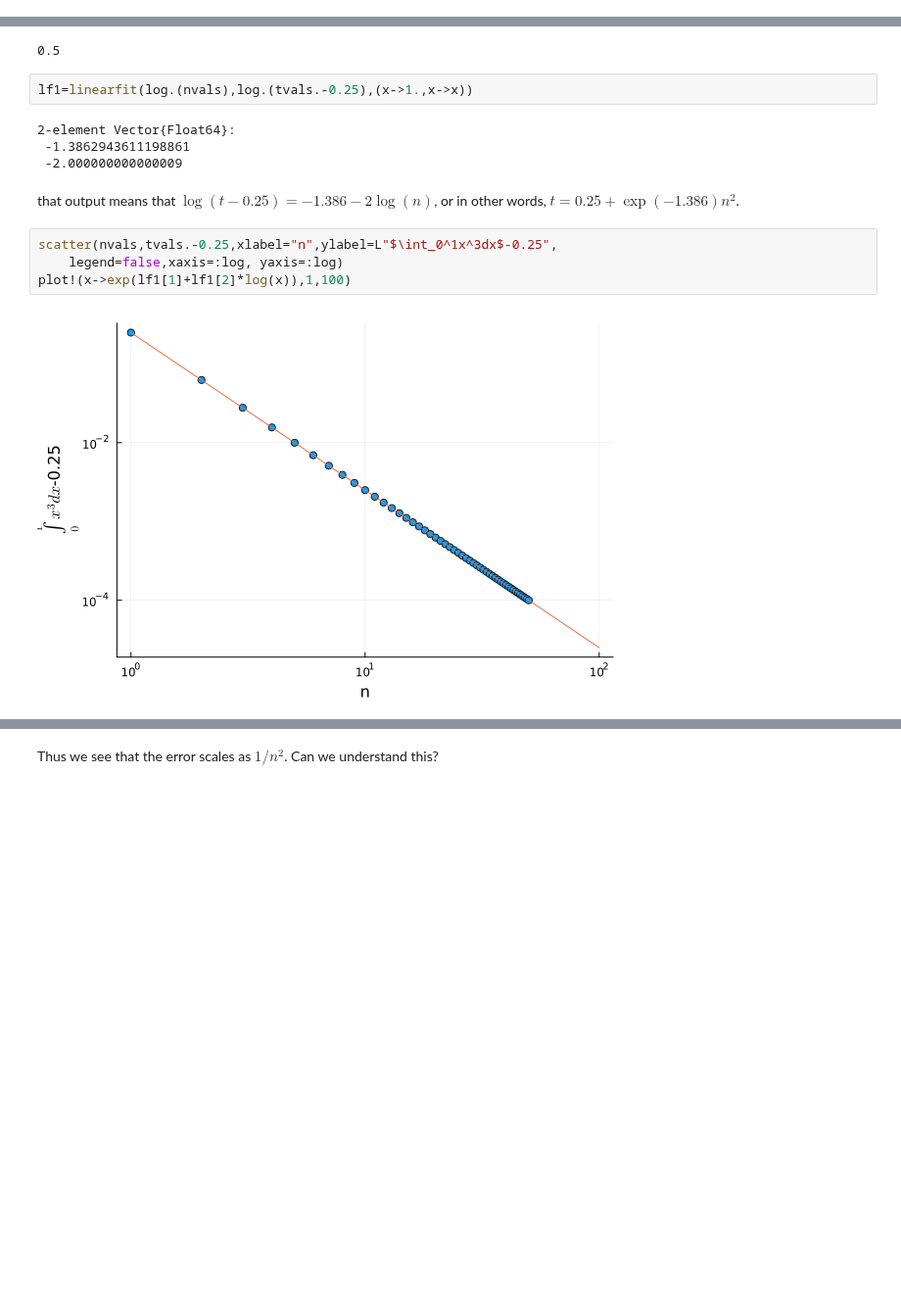
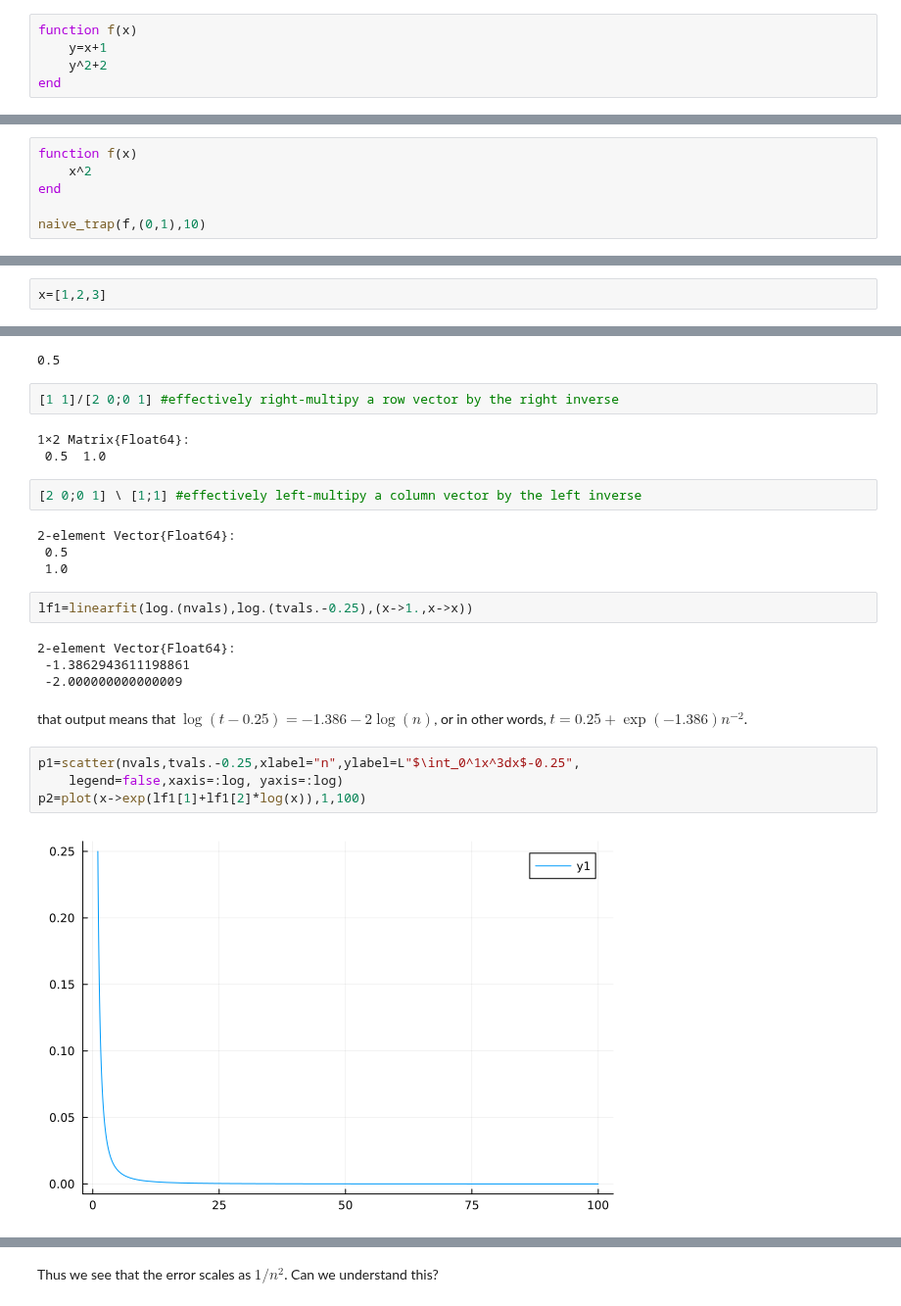
Before and after one commit to em256/phys4480, a Jupyter notebook: Period of a pendulum.ipynb, the cells around one changed output, grey strips where cells are left out. Shown at 98% size. Saved outputs shown, nothing was run; the diff lists cells and outputs as text; blank space fills up the shorter version.

```diff
--- a/Period of a pendulum.ipynb
+++ b/Period of a pendulum.ipynb
@@ -202,3 +192,8 @@ g=(x->x+2)
 g(5)
 # %% [output]
 7
+# %%
+function f(x)
+    y=x+1
+    y^2+2
+end
@@ -204,0 +217,6 @@ g(5)
+# %%
+function f(x)
+    x^2
+end
+
+naive_trap(f,(0,1),10)
@@ -265,0 +311,2 @@ scatter!(1 ./nvals,tvals.-0.25)
+# %%
+x=[1,2,3]
@@ -318,6 +422,17 @@ The divide from left notation may seem a little strange on a computer, but it ma
 2 \ 1 # an alternative way to take the ratio of 1 and 2
 # %% [output]
 0.5
+# %%
+[1 1]/[2 0;0 1] #effectively right-multipy a row vector by the right inverse
+# %% [output]
+1×2 Matrix{Float64}:
+ 0.5  1.0
+# %%
+[2 0;0 1] \ [1;1] #effectively left-multipy a column vector by the left inverse
+# %% [output]
+2-element Vector{Float64}:
+ 0.5
+ 1.0
 # %%
 lf1=linearfit(log.(nvals),log.(tvals.-0.25),(x->1.,x->x))
 # %% [output]
@@ -325,10 +440,10 @@ lf1=linearfit(log.(nvals),log.(tvals.-0.25),(x->1.,x->x))
  -1.3862943611198861
  -2.000000000000009
 # %% [markdown]
-that output means that $\log(t-0.25)=-1.386 - 2\log(n)$, or in other words, $t=0.25+\exp(-1.386)n^2$.
+that output means that $\log(t-0.25)=-1.386 - 2\log(n)$, or in other words, $t=0.25+\exp(-1.386)n^{-2}$.
 # %%
-scatter(nvals,tvals.-0.25,xlabel="n",ylabel=L"$\int_0^1x^3dx$-0.25",
+p1=scatter(nvals,tvals.-0.25,xlabel="n",ylabel=L"$\int_0^1x^3dx$-0.25",
     legend=false,xaxis=:log, yaxis=:log)
-plot!(x->exp(lf1[1]+lf1[2]*log(x)),1,100)
+p2=plot(x->exp(lf1[1]+lf1[2]*log(x)),1,100)
 # %% [output]
-[figure, old version]
+[figure, new version]
```
Also changed, not shown: parts of 151 cells of this notebook.
